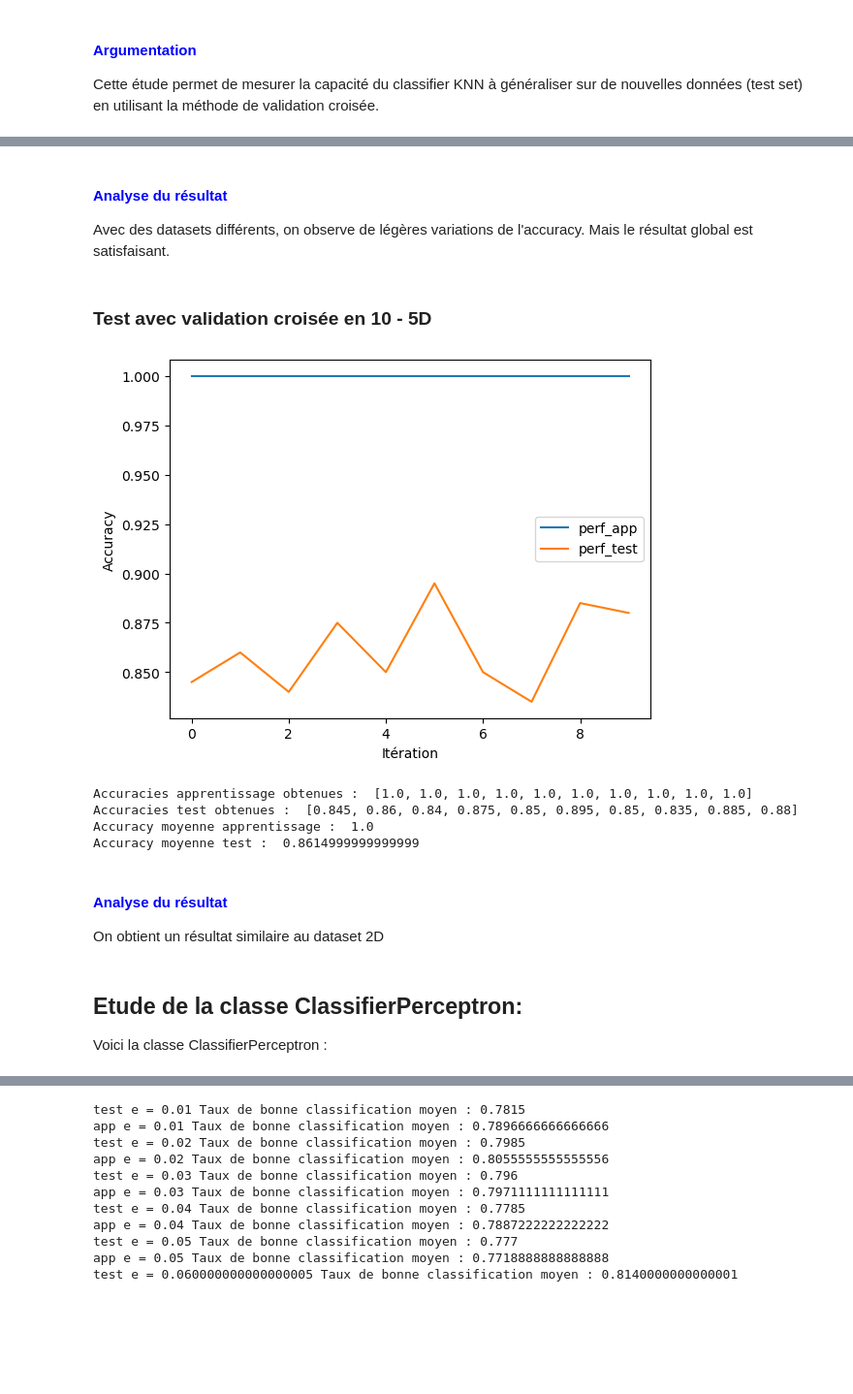
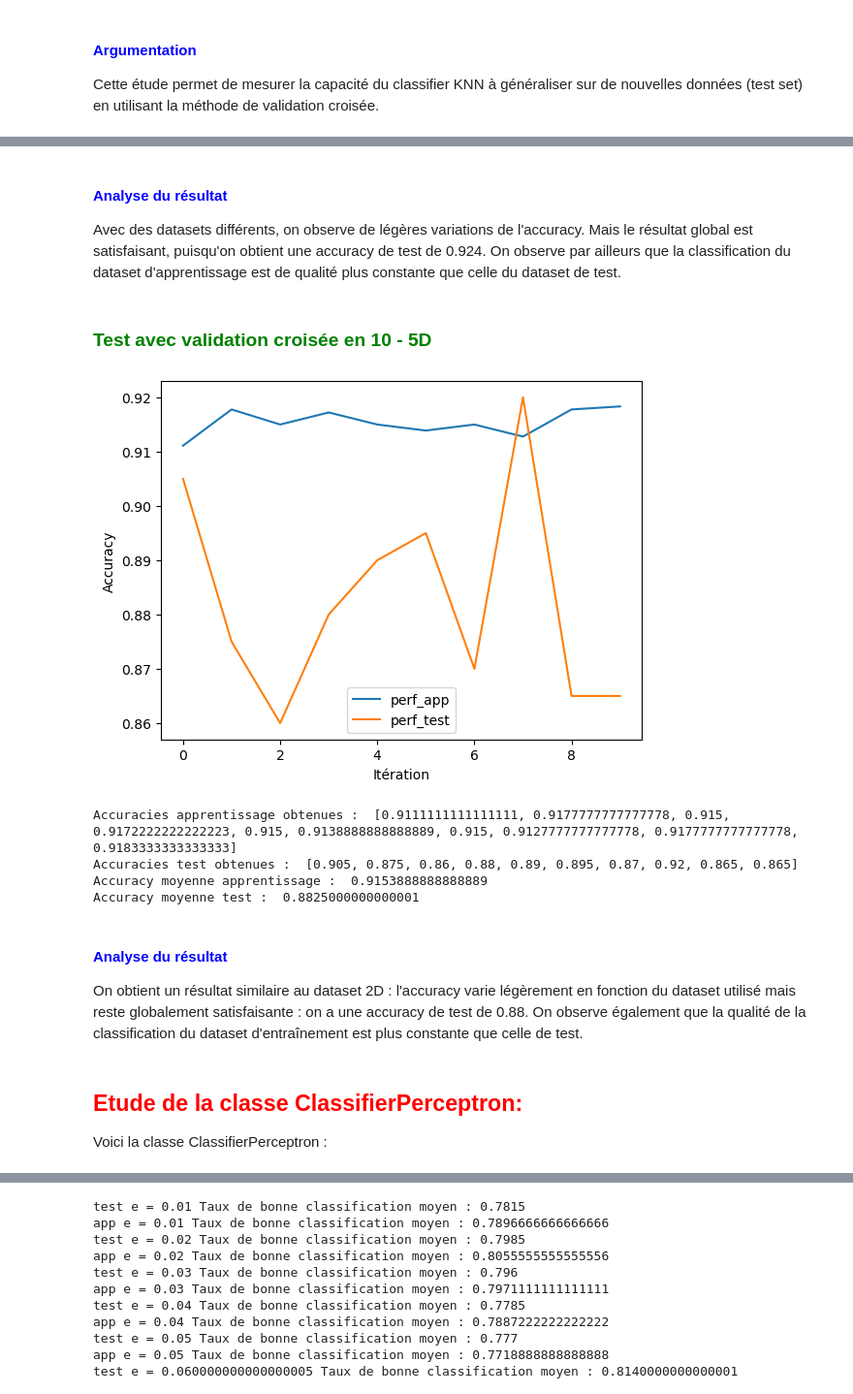
Before and after one commit to celine-yes/TME_DataScience, a Jupyter notebook: projet-1/projet-1-Fan-Lacour.ipynb, the cells around one changed output, grey strips where cells are left out. Shown: that part at 97% size. Saved outputs shown, nothing was run; the diff lists cells and outputs as text; code cells hidden in the pictures; blank space fills up the shorter version.

```diff
--- a/projet-1/projet-1-Fan-Lacour.ipynb
+++ b/projet-1/projet-1-Fan-Lacour.ipynb
@@ -485,7 +483,7 @@ On remarque que la valeur de $k$ qui fournit le meilleur résultat est : lorsque
 # Listes qui vont servir à mémoriser les accuracy du perceptron à chaque étape:
 train_acc = []
 test_acc = []
-classifierKNN2 = ClassifierKNN(2, 1)
+classifierKNN2 = ClassifierKNN(2, 23)
 
 # Réalisation de N itérations
 N = 100
@@ -524,7 +522,7 @@ L'accuracy ne varie pas au cours de l'apprentissage du classifierKNN, en effet,
 # Listes qui vont servir à mémoriser les accuracy du perceptron à chaque étape:
 train_acc = []
 test_acc = []
-classifierKNN2 = ClassifierKNN(5, 1)
+classifierKNN2 = ClassifierKNN(5, 5)
 
 # Réalisation de N itérations
 N = 100
@@ -569,7 +567,7 @@ Ym = Y2D[index]
 # réaliser une validation croisée
 for i in range(nb_iter):
     Xapp,Yapp,Xtest,Ytest = crossval_strat(Xm, Ym, nb_iter, i)
-    un_KNN = ClassifierKNN(2, 1)
+    un_KNN = ClassifierKNN(2, 23)
     un_KNN.train(Xapp, Yapp)
     perf_app.append(un_KNN.accuracy(Xapp, Yapp))
     perf_test.append(un_KNN.accuracy(Xtest, Ytest))
@@ -601,51 +599,51 @@ Accuracy moyenne test :  0.888
 #### <font color="blue">Analyse du résultat</font>
 
 Avec des datasets différents, on observe de légères variations de l'accuracy.
-Mais le résultat global est satisfaisant.
+Mais le résultat global est satisfaisant, puisqu'on obtient une accuracy de test de 0.924. On observe par ailleurs que la classification du dataset d'apprentissage est de qualité plus constante que celle du dataset de test.
 # %% [markdown]
-### Test avec validation croisée en 10 - 5D
+### <font color="green">Test avec validation croisée en 10 - 5D</font>
 # %%
 nb_iter = 10
 perf_app = []
 perf_test = []
 
 # mélanger des exemples
 index = np.random.permutation(len(X5D)) # mélange des index
 Xm = X5D[index]
 Ym = Y5D[index]
 
 # réaliser une validation croisée
 for i in range(nb_iter):
     Xapp,Yapp,Xtest,Ytest = crossval_strat(Xm, Ym, nb_iter, i)
-    un_KNN = ClassifierKNN(5, 1)
+    un_KNN = ClassifierKNN(5, 5)
     un_KNN.train(Xapp, Yapp)
     perf_app.append(un_KNN.accuracy(Xapp, Yapp))
     perf_test.append(un_KNN.accuracy(Xtest, Ytest))
 
 
 # Traçage de la courbe des variations d'accuracy
 plt.plot(range(nb_iter),perf_app, perf_test)
 plt.ylabel('Accuracy')
 plt.xlabel("Itération")
 plt.legend(['perf_app','perf_test'])
 plt.show()
 
 
 print("Accuracies apprentissage obtenues : ",perf_app)
 print("Accuracies test obtenues : ",perf_test)
 print("Accuracy moyenne apprentissage : ", statistics.mean(perf_app))
 print("Accuracy moyenne test : ", statistics.mean(perf_test))
 # %% [output]
-[figure, old version]
+[figure, new version]
-Accuracies apprentissage obtenues :  [1.0, 1.0, 1.0, 1.0, 1.0, 1.0, 1.0, 1.0, 1.0, 1.0]
-Accuracies test obtenues :  [0.845, 0.86, 0.84, 0.875, 0.85, 0.895, 0.85, 0.835, 0.885, 0.88]
-Accuracy moyenne apprentissage :  1.0
-Accuracy moyenne test :  0.8614999999999999
+Accuracies apprentissage obtenues :  [0.9111111111111111, 0.9177777777777778, 0.915, 0.9172222222222223, 0.915, 0.9138888888888889, 0.915, 0.9127777777777778, 0.9177777777777778, 0.9183333333333333]
+Accuracies test obtenues :  [0.905, 0.875, 0.86, 0.88, 0.89, 0.895, 0.87, 0.92, 0.865, 0.865]
+Accuracy moyenne apprentissage :  0.9153888888888889
+Accuracy moyenne test :  0.8825000000000001
-# %% [markdown]
-#### <font color="blue">Analyse du résultat</font>
-On obtient un résultat similaire au dataset 2D
+# %% [markdown]
+#### <font color="blue">Analyse du résultat</font>
+On obtient un résultat similaire au dataset 2D : l'accuracy varie légèrement en fonction du dataset utilisé mais reste globalement satisfaisante : on a une accuracy de test de 0.88. On observe également que la qualité de la classification du dataset d'entraînement est plus constante que celle de test.
 # %% [markdown]
-## Etude de la classe ClassifierPerceptron:
+## <font color="red">Etude de la classe ClassifierPerceptron:</font>
 Voici la classe ClassifierPerceptron :
 # %%
 class ClassifierPerceptron(Classifier):
```
Also changed, not shown: parts of 49 cells of this notebook.
